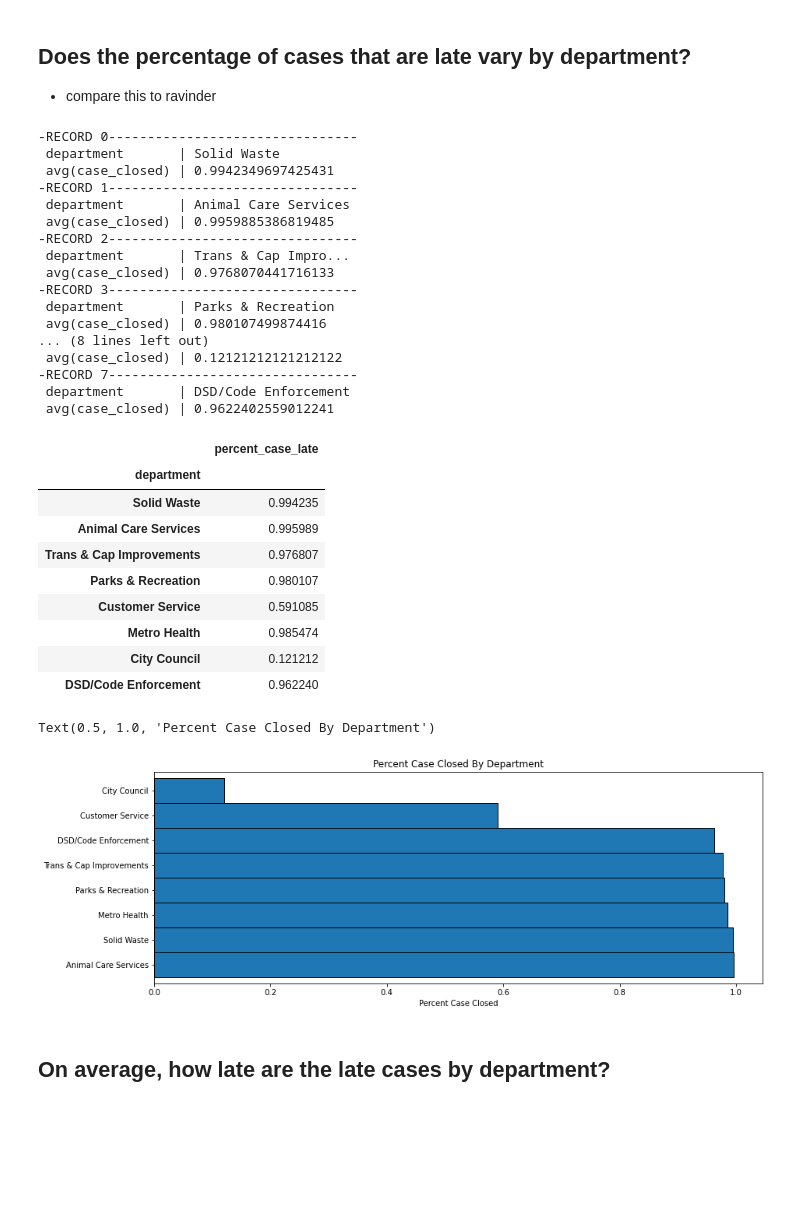
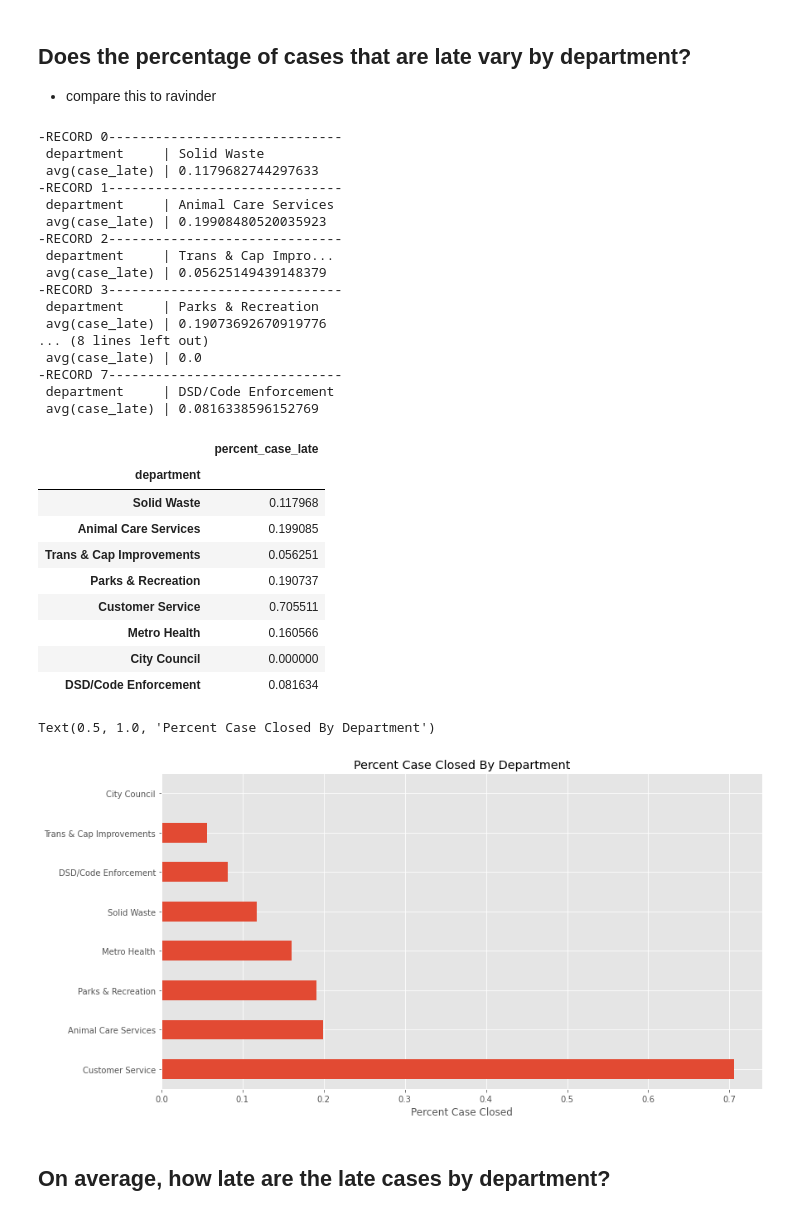
Before and after one commit to brianclements03/spark_exercises, a Jupyter notebook: explore.ipynb, the cells around one changed output. Saved outputs shown, nothing was run; the diff lists cells and outputs as text; code cells hidden in the pictures; blank space fills up the shorter version.

```diff
--- a/explore.ipynb
+++ b/explore.ipynb
@@ -15,6 +15,13 @@ spark = pyspark.sql.SparkSession.builder.getOrCreate()
 df = wrangle_311(spark)
 print("\ndf shape: (%d, %d)\n" % (df.count(), len(df.columns)))
 df.show(1, vertical=True)
+
+
+plt.ion()
+# tweak the matplotlib style defaults
+plt.rc("figure", figsize=(13, 7))
+plt.rc("font", size=14)
+plt.style.use("ggplot")
 # %% [output]
 [wrangle.py] reading case.csv
 [wrangle.py] handling data types
@@ -82,34 +119,34 @@ GROUP BY department
 - compare this to ravinder
 # %%
 (
-df.withColumn("case_closed",df.case_closed.cast('int'))
+df.withColumn("case_late",df.case_late.cast('int'))
     # note how we check the ouput of just this code to make sure before proceeding
 .groupBy('department')
-    .agg(mean('case_closed'))
+    .agg(mean('case_late'))
 #     .orderBy("true")
 .show(vertical=True)
 )
 # %% [output]
--RECORD 0--------------------------------
- department       | Solid Waste
- avg(case_closed) | 0.9942349697425431
--RECORD 1--------------------------------
- department       | Animal Care Services
- avg(case_closed) | 0.9959885386819485
--RECORD 2--------------------------------
- department       | Trans & Cap Impro...
- avg(case_closed) | 0.9768070441716133
--RECORD 3--------------------------------
- department       | Parks & Recreation
- avg(case_closed) | 0.980107499874416
+-RECORD 0------------------------------
+ department     | Solid Waste
+ avg(case_late) | 0.1179682744297633
+-RECORD 1------------------------------
+ department     | Animal Care Services
+ avg(case_late) | 0.19908480520035923
+-RECORD 2------------------------------
+ department     | Trans & Cap Impro...
+ avg(case_late) | 0.05625149439148379
+-RECORD 3------------------------------
+ department     | Parks & Recreation
+ avg(case_late) | 0.19073692670919776
 ... (8 lines left out)
- avg(case_closed) | 0.12121212121212122
--RECORD 7--------------------------------
- department       | DSD/Code Enforcement
- avg(case_closed) | 0.9622402559012241
+ avg(case_late) | 0.0
+-RECORD 7------------------------------
+ department     | DSD/Code Enforcement
+ avg(case_late) | 0.0816338596152769
 # %%
 answer2 = (
-df.withColumn("case_late",df.case_closed.cast('int'))
+df.withColumn("case_late",df.case_late.cast('int'))
     # note how we check the ouput of just this code to make sure before proceeding
 .groupBy('department')
     .agg(mean('case_late').alias('percent_case_late'))
@@ -121,27 +158,27 @@ answer2.set_index('department')
 # %% [output]
 |  | percent_case_late |
 | department |  |
-| Solid Waste | 0.994235 |
-| Animal Care Services | 0.995989 |
-| Trans & Cap Improvements | 0.976807 |
-| Parks & Recreation | 0.980107 |
-| Customer Service | 0.591085 |
-| Metro Health | 0.985474 |
-| City Council | 0.121212 |
-| DSD/Code Enforcement | 0.962240 |
+| Solid Waste | 0.117968 |
+| Animal Care Services | 0.199085 |
+| Trans & Cap Improvements | 0.056251 |
+| Parks & Recreation | 0.190737 |
+| Customer Service | 0.705511 |
+| Metro Health | 0.160566 |
+| City Council | 0.000000 |
+| DSD/Code Enforcement | 0.081634 |
 # %%
 (
 answer2.set_index("department")
     .percent_case_late.sort_values(ascending=False)
-    .plot.barh(width=1, edgecolor="black", figsize=(14, 5))
+    .plot.barh()
 )
 
 plt.xlabel("Percent Case Closed")
 plt.ylabel("")
 plt.title("Percent Case Closed By Department")
 # %% [output]
 Text(0.5, 1.0, 'Percent Case Closed By Department')
-[figure, old version]
+[figure, new version]
 # %% [markdown]
 ## On average, how late are the late cases by department?
 # %%
```
Also changed, not shown: parts of 18 cells of this notebook.
